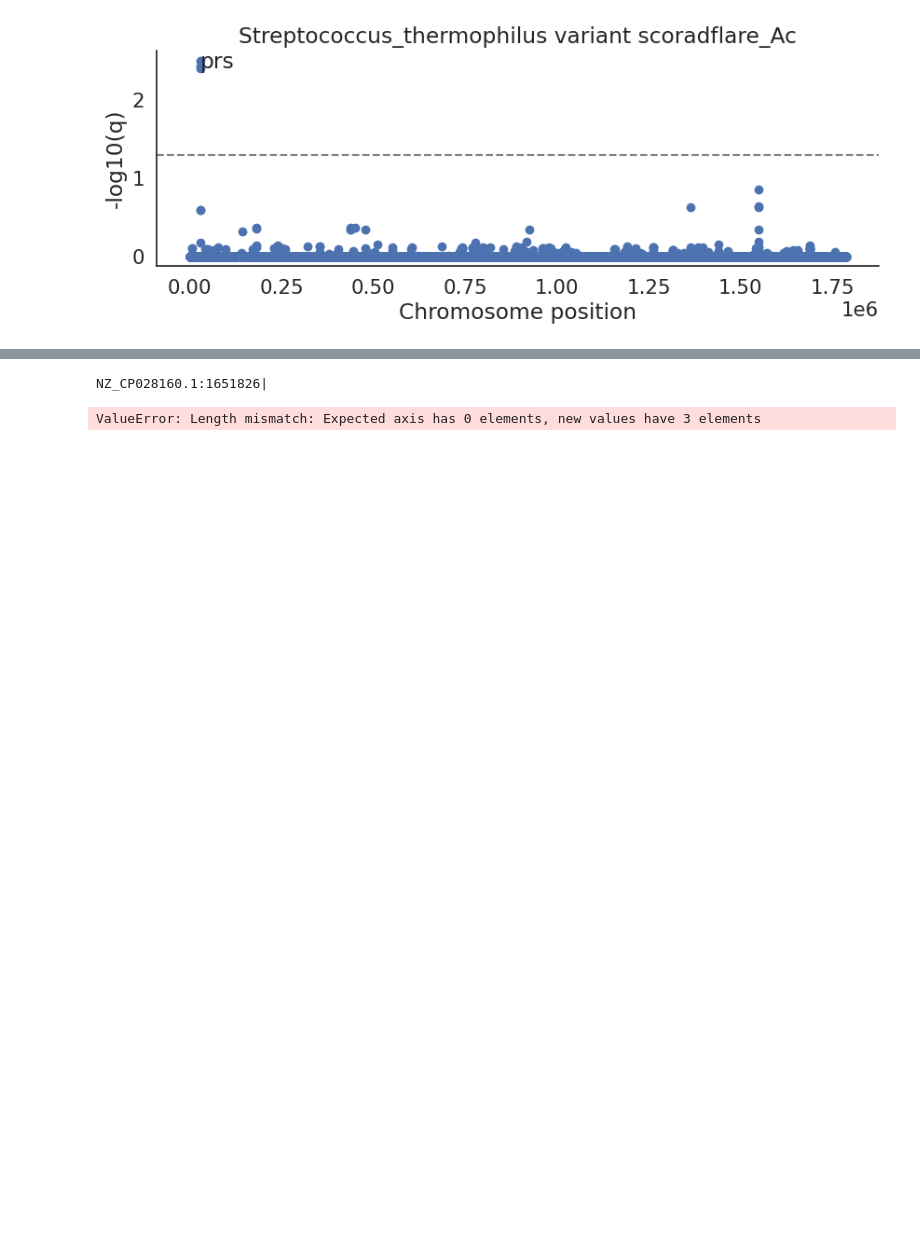
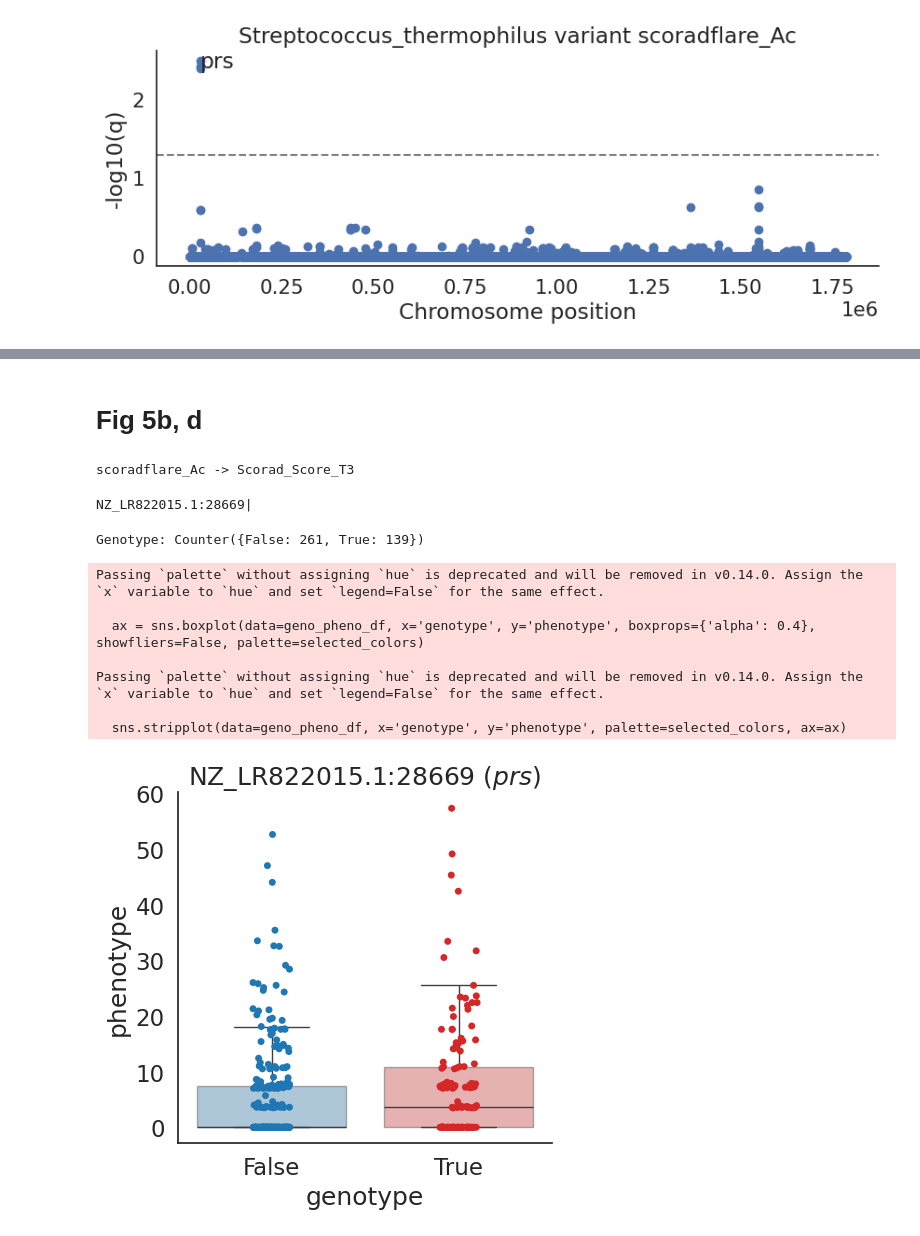
Before and after one commit to zeyang-shen/VITALITY_skin_atopy, a Jupyter notebook: manuscript_figures/Figure5.ipynb, the cells around one changed output, grey strips where cells are left out. Drawn from its saved outputs; the diff is of its cells as text; code cells hidden in the pictures; blank space fills up the shorter version.

```diff
--- a/manuscript_figures/Figure5.ipynb
+++ b/manuscript_figures/Figure5.ipynb
@@ -212,5 +204,16 @@ See the caveats in the documentation: https://pandas.pydata.org/pandas-docs/stab
+# %% [markdown]
+# Fig 5b, d
+# %%
+pheno_table = pd.read_csv("/home/zeyang.shen/lab_data/PI/shared/Vitality_metadata_table.csv", sep=',')
+pheno_table = pheno_table.drop_duplicates(subset="subject_id")
+pheno_table = pheno_table.set_index('subject_id')
+pheno, target_site = target_phenotype.split('_')
+pheno = pheno.replace('scorad', 'Scorad_Score_T3').replace('flare', '')
+print(target_phenotype, '->', pheno)
+# %% [output]
+scoradflare_Ac -> Scorad_Score_T3
 # %%
-target_hit = "NZ_CP028160.1:1651826"
+target_hit = "NZ_LR822015.1:28669"
 json_file = os.path.join(parent_dir, 'Variants.filteredlvl2.'+target_species+'.json')
 with open(json_file, "r") as f:
     parser = ijson.kvitems(f, "")
@@ -220,36 +223,42 @@ with open(json_file, "r") as f:
             print(variant)
             break
 # %% [output]
-NZ_CP028160.1:1651826|
+NZ_LR822015.1:28669|
 # %%
 geno_pheno_lst = []
 for sample in values:
-    try:
-        geno_pheno_lst.append((sample, values[sample], pheno_dct[target_phenotype][sample]))
-    except:
-        continue
-geno_pheno_df = pd.DataFrame(geno_pheno_lst)
+    sbj, site = sample.split('_')[:2]
+    if site == target_site and sbj in pheno_table.index:
+        geno_pheno_lst.append((sample, values[sample], pheno_table.loc[sbj, pheno]))
+geno_pheno_df = pd.DataFrame(geno_pheno_lst).fillna(0)
 geno_pheno_df.columns = ['sample', 'genotype', 'phenotype']
 geno_pheno_df = geno_pheno_df.loc[geno_pheno_df['genotype']!=-1]
 geno_pheno_df = geno_pheno_df.loc[geno_pheno_df['phenotype'].notnull()]
 geno_pheno_df['genotype'] = geno_pheno_df['genotype']>0
 if len(set(geno_pheno_df['phenotype']))==2:
     geno_pheno_df['phenotype'] = geno_pheno_df['phenotype'].map({'T': 1, 'F': 0})
 print('Genotype:', Counter(geno_pheno_df['genotype']))
-print('Phenotype:', Counter(geno_pheno_df['phenotype']))
 sns.set(style='white', font_scale=1.5)
 plt.figure(figsize=(5,5))
 tab10_colors = plt.get_cmap("tab10").colors
 selected_colors = [tab10_colors[i] for i in [0, 3]]
 sns.set_palette(selected_colors)
 if len(set(geno_pheno_df['phenotype']))==2:
     ax = sns.violinplot(data=geno_pheno_df, x='genotype', y='phenotype')
 else:
-    ax = sns.boxplot(data=geno_pheno_df, x='genotype', y='phenotype', boxprops={'alpha': 0.4})
-    sns.stripplot(data=geno_pheno_df, x='genotype', y='phenotype', ax=ax)
-plt.title(target_hit+' ('+list(sig_df.loc[[target_hit in h for h in sig_df['Hit']], 'Preferred_name'])[0]+')')
+    ax = sns.boxplot(data=geno_pheno_df, x='genotype', y='phenotype', boxprops={'alpha': 0.4}, showfliers=False, palette=selected_colors)
+    sns.stripplot(data=geno_pheno_df, x='genotype', y='phenotype', palette=selected_colors, ax=ax)
+plt.title(rf"{target_hit} ($\mathit{{{list(sig_df.loc[[target_hit in h for h in sig_df['Hit']], 'Preferred_name'])[0]}}}$)")
 sns.despine(top=True)
 plt.tight_layout()
-# plt.savefig('../figs/AD_MGWAS_'+'_'.join([target_species, target_phenotype, target_hit.replace(':','_')])+'.png', format='png', dpi=300)
+plt.savefig('/home/zeyang.shen/figs/AD_MGWAS_'+'_'.join([target_species, target_phenotype, target_hit.replace(':','_')])+'.png', format='png', dpi=300)
 # %% [output]
-ValueError: Length mismatch: Expected axis has 0 elements, new values have 3 elements
+Genotype: Counter({False: 261, True: 139})
+Passing `palette` without assigning `hue` is deprecated and will be removed in v0.14.0. Assign the `x` variable to `hue` and set `legend=False` for the same effect.
+
+  ax = sns.boxplot(data=geno_pheno_df, x='genotype', y='phenotype', boxprops={'alpha': 0.4}, showfliers=False, palette=selected_colors)
+
+Passing `palette` without assigning `hue` is deprecated and will be removed in v0.14.0. Assign the `x` variable to `hue` and set `legend=False` for the same effect.
+
+  sns.stripplot(data=geno_pheno_df, x='genotype', y='phenotype', palette=selected_colors, ax=ax)
+[figure, added]
```
Also changed, not shown: parts of 7 cells of this notebook, 15 other files.
